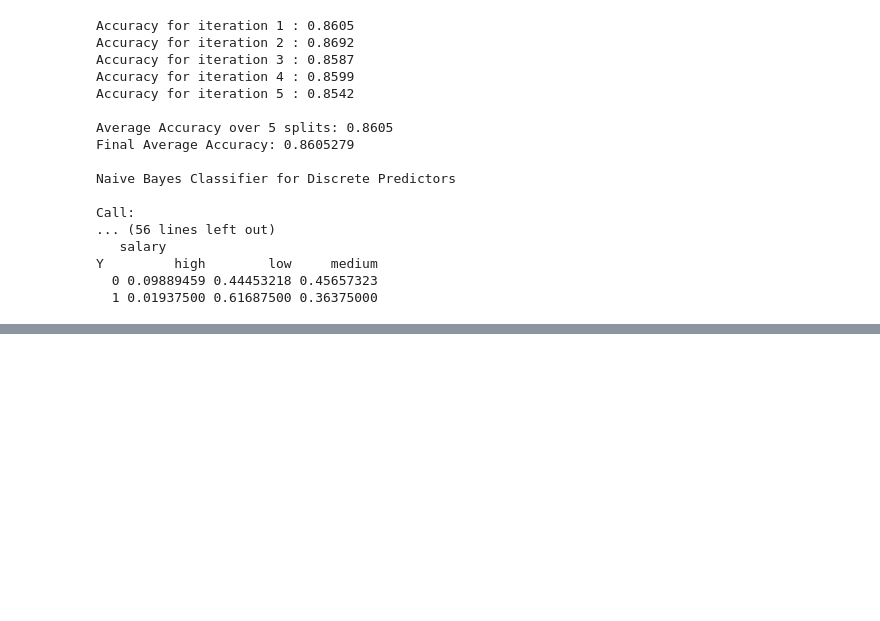
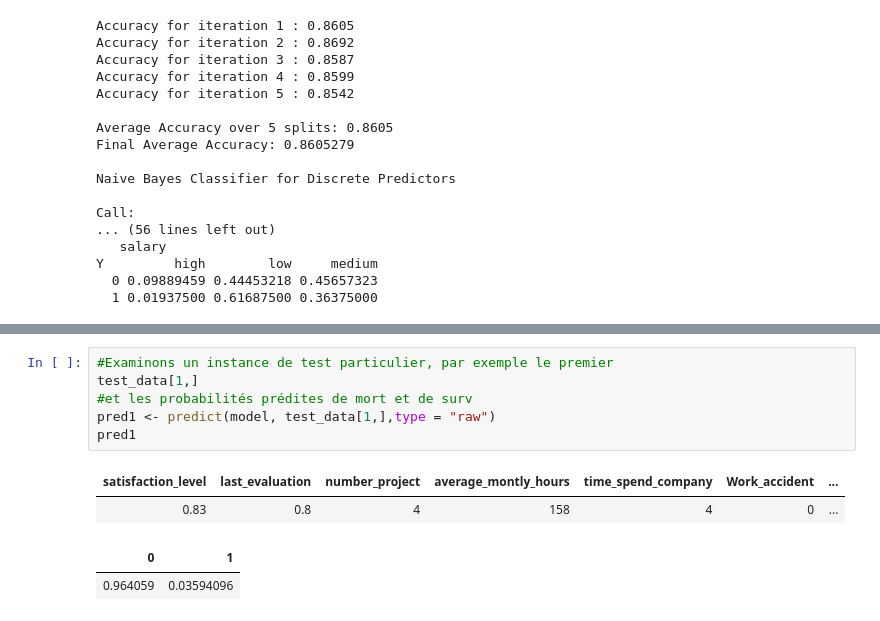
Before and after one commit to HEG-IG-Ex/62-62_Data_Mining, a Jupyter notebook: tp/tp02/hr_naives_predictions.ipynb, the cells around one changed output, grey strips where cells are left out. Cells and saved outputs as stored; diff of their text form; blank space fills up the shorter version.

```diff
--- a/tp/tp02/hr_naives_predictions.ipynb
+++ b/tp/tp02/hr_naives_predictions.ipynb
@@ -358,0 +352,11 @@ Y         high        low     medium
+# %%
+#Examinons un instance de test particulier, par exemple le premier
+test_data[1,]
+#et les probabilités prédites de mort et de surv
+pred1 <- predict(model, test_data[1,],type = "raw")
+pred1
+# %% [output]
+| satisfaction_level | last_evaluation | number_project | average_montly_hours | time_spend_company | Work_accident | ... |
+| 0.83 | 0.8 | 4 | 158 | 4 | 0 | ... |
+| 0 | 1 |
+| 0.964059 | 0.03594096 |
```
Also changed, not shown: parts of 12 cells of this notebook, 13 other files.
